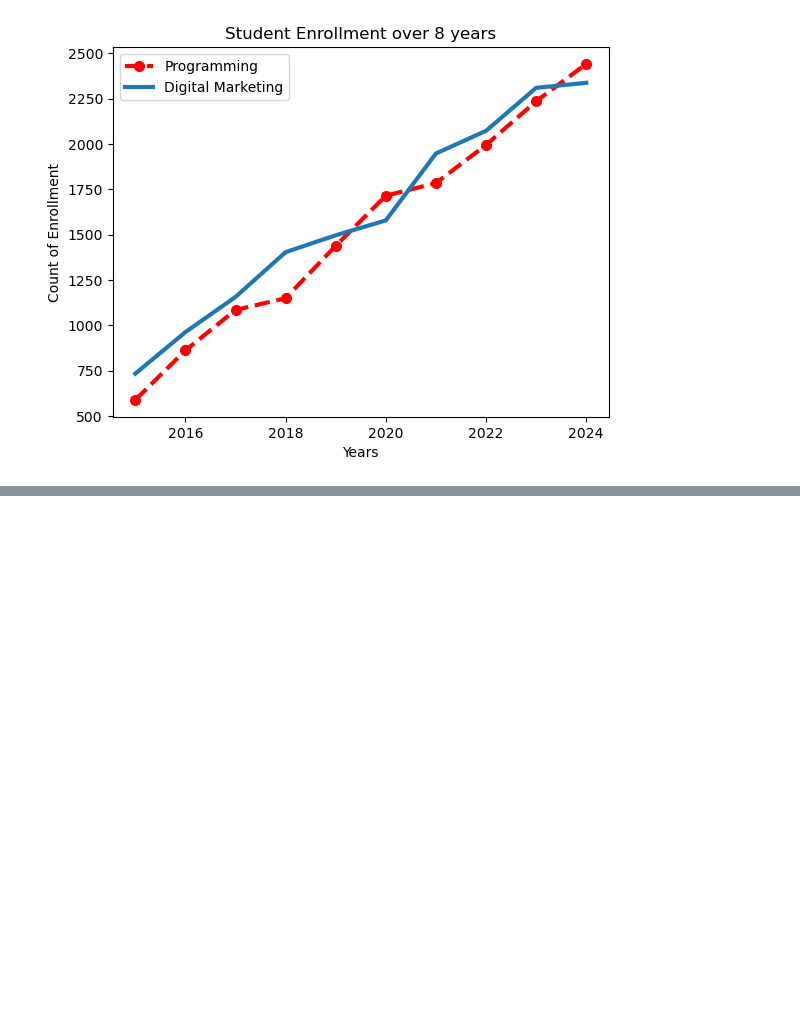
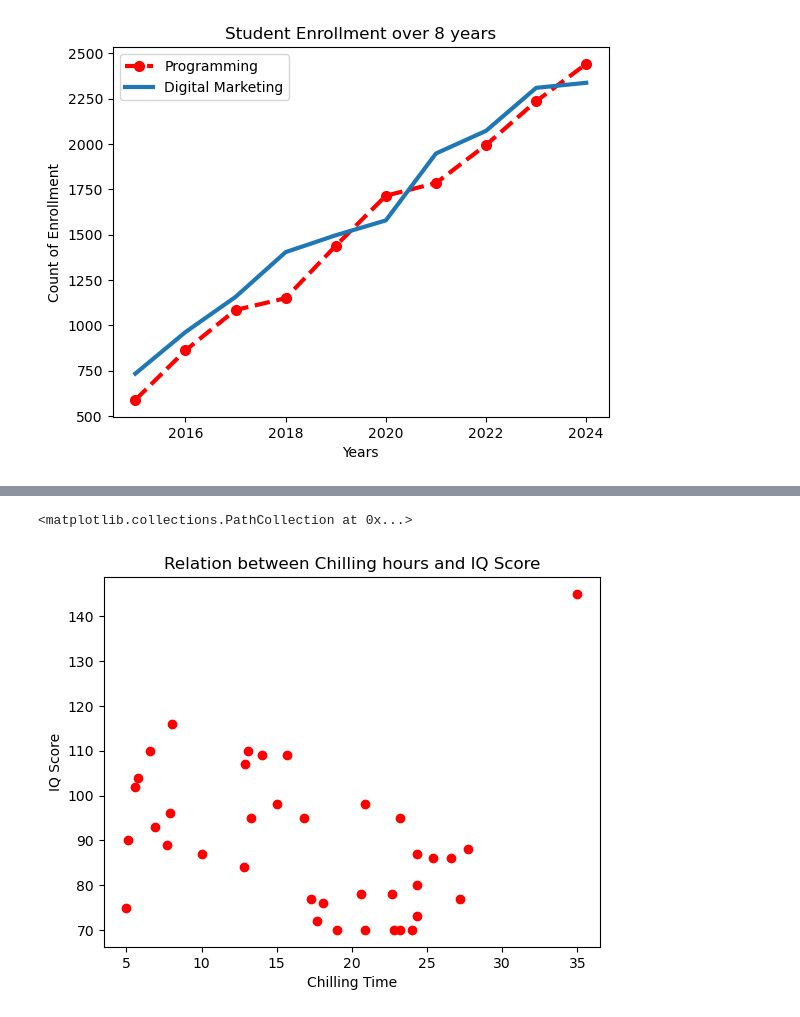
Before and after one commit to nafijur-rahaman/Data-Analysis-With-Python, a Jupyter notebook: Matplotlib/basic.ipynb, the cells around one changed output, grey strips where cells are left out. Drawn from its saved outputs; the diff is of its cells as text; code cells hidden in the pictures; blank space fills up the shorter version.

```diff
--- a/Matplotlib/basic.ipynb
+++ b/Matplotlib/basic.ipynb
@@ -48,0 +83,11 @@ plt.legend()
+# %%
+#Relation between Chilling hour and IQ Score - > negative correlation
+
+plt.xlabel('Chilling Time')
+plt.ylabel('IQ Score')
+plt.title('Relation between Chilling hours and IQ Score')
+
+plt.scatter(students['Chilling_Hours'] , students['IQ_Score'],marker='o',color='red')
+# %% [output]
+<matplotlib.collections.PathCollection at 0x...>
+[figure, added]
```
Also changed, not shown: parts of 4 cells of this notebook.
